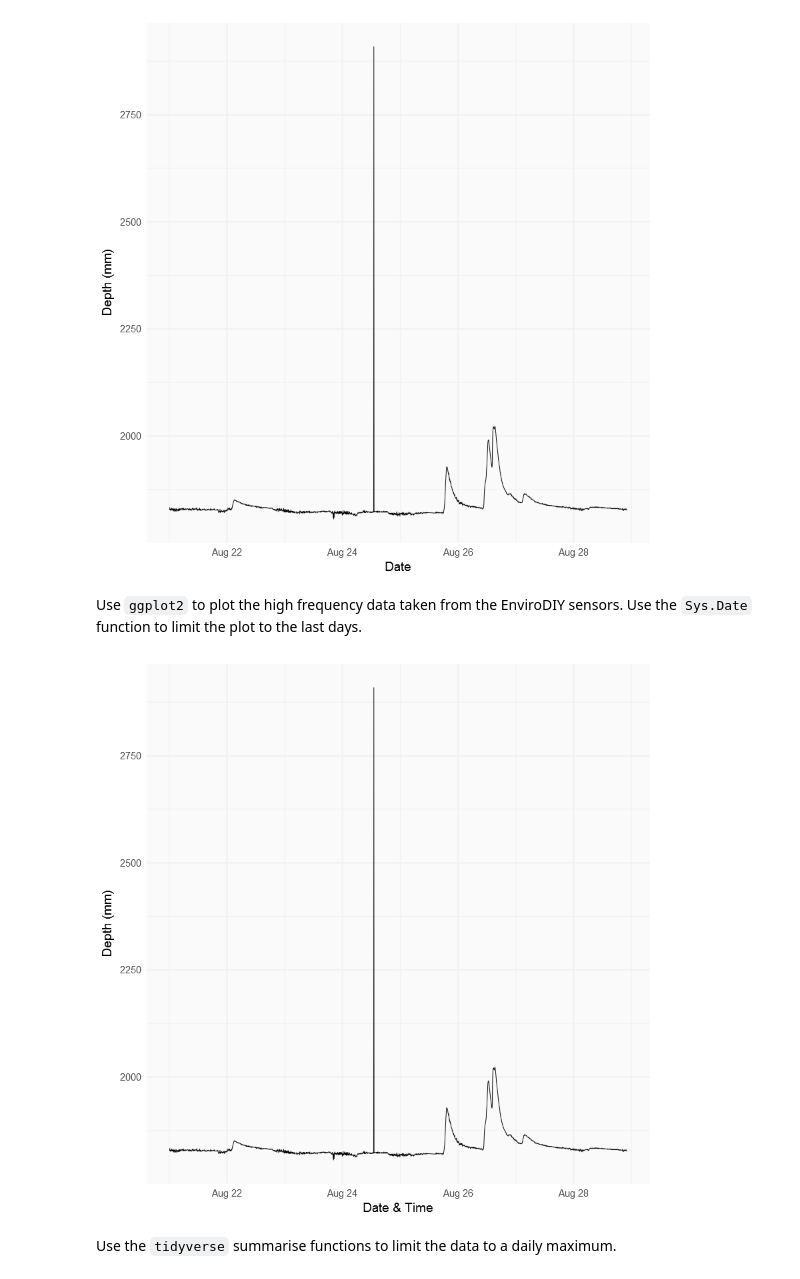
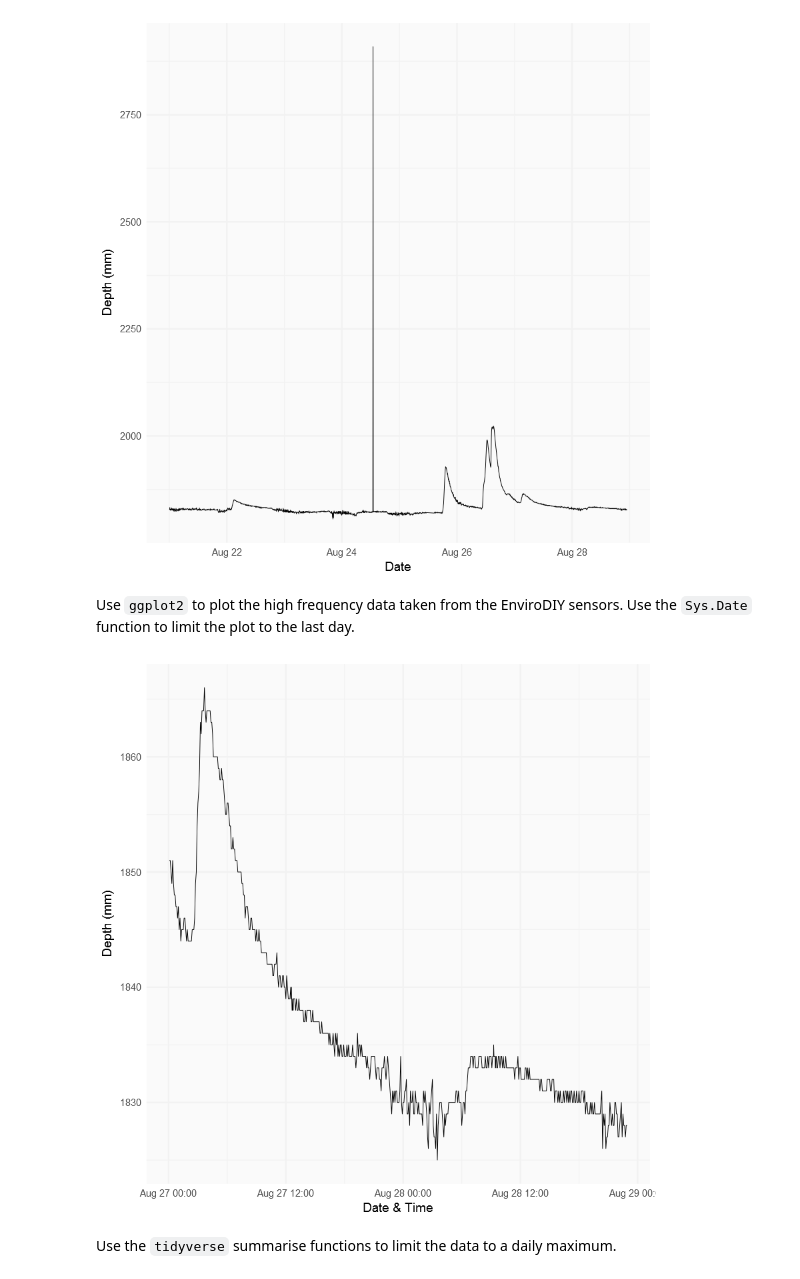
Before and after one commit to BiG-CZ/BiG-CZ-Toolbox, a Jupyter notebook: ipynotebooks/EnviroDIY_Rnotebook.ipynb, the cells around one changed output. Drawn from its saved outputs; the diff is of its cells as text; code cells hidden in the pictures.

```diff
--- a/ipynotebooks/EnviroDIY_Rnotebook.ipynb
+++ b/ipynotebooks/EnviroDIY_Rnotebook.ipynb
@@ -365,4 +377,4 @@ Now that the data values are in a usable format, it is time to review and QA/QC
 # %% [markdown]
 ##### 1. Remove values of '0'
 # %%
-wdepth <- wdepth %>% filter(DataValue != 0)
+wdistance <- wdistance %>% filter(DataValue != 0)
@@ -369,16 +384,16 @@ wdepth <- wdepth %>% filter(DataValue != 0)
 # %% [markdown]
 ##### 2. Remove values of '9999'
 # %%
-wdepth <- wdepth %>% filter(DataValue != 9999)
+wdistance <- wdistance %>% filter(DataValue != 9999)
 # %% [markdown]
 ##### 3. Remove values > 4000 mm
 # %%
-wdepth <- wdepth %>% filter(DataValue < 4000)
+wdistance <- wdistance %>% filter(DataValue < 4000)
 # %% [markdown]
 ##### 4. Calculate Water Depth
 The height of this sensor is approximately 4000 mm.
 # %%
-wdepth$Depth = 4000 - wdepth$DataValue
+wdistance$Depth = 4000 - wdistance$DataValue
 # %% [markdown]
 Use `ggplot2` to plot the high frequency data taken from the EnviroDIY sensors. Use the `Sys.Date` function to limit the plot to the las        theme_minimal() +
         theme(panel.background = element_rect(colour=NA, fill="grey98"), panel.grid=element_blank())t 7 days.
@@ -395,19 +410,19 @@ p
 # %% [output]
 [figure]
 # %% [markdown]
-Use `ggplot2` to plot the high frequency data taken from the EnviroDIY sensors. Use the `Sys.Date` function to limit the plot to the last days.
+Use `ggplot2` to plot the high frequency data taken from the EnviroDIY sensors. Use the `Sys.Date` function to limit the plot to the last day.
 # %%
-wdepth_last1 <- filter(wdepth, datetime > Sys.Date()-1)
+wdistance_last1 <- filter(wdistance, datetime > Sys.Date()-1)
 
-p <- ggplot(wdepth_last7, aes(x=datetime, y=Depth)) +
+p <- ggplot(wdistance_last1, aes(x=datetime, y=Depth)) +
         geom_line(size=0.2) +
         xlab("Date & Time") +
         ylab("Depth (mm)") +
         theme_minimal() +
         theme(panel.background = element_rect(colour=NA, fill="grey98"), panel.grid.major = element_line(colour="grey95"), panel.grid.minor=element_line(colour="grey95"))
 p
 # %% [output]
-[figure, old version]
+[figure, new version]
 # %% [markdown]
 Use the `tidyverse` summarise functions to limit the data to a daily maximum.
 # %%
```
Also changed, not shown: parts of 14 cells of this notebook.
